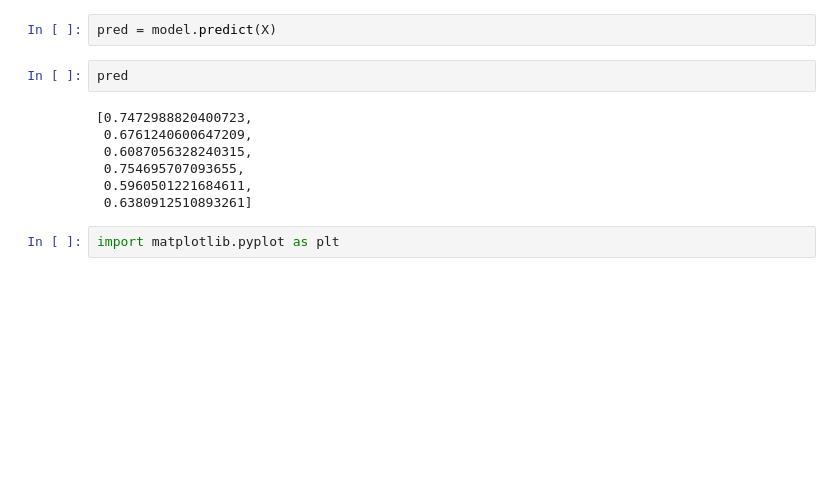
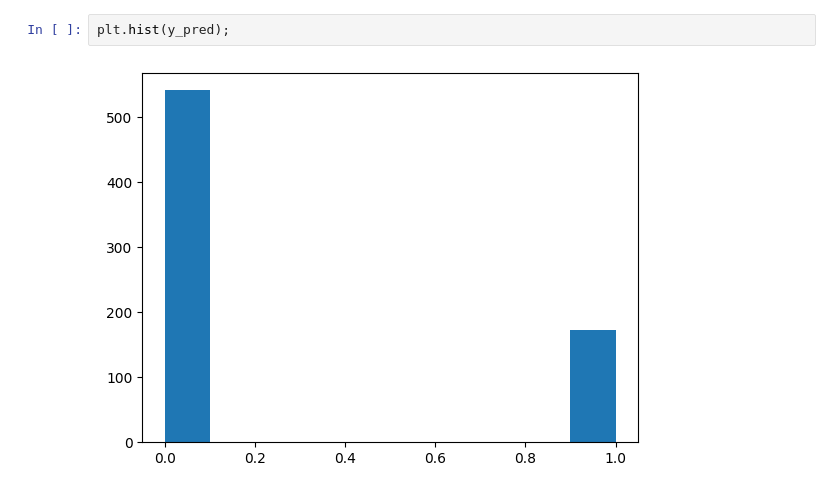
Before and after one commit to Venchislav/AI-Journey-Zero-to-Hero, a Jupyter notebook: Machine Learning Specialization/Week#3/LogisticRegression.ipynb, the cells around one changed output. Cells and saved outputs as stored; diff of their text form; blank space fills up the shorter version.

```diff
--- a/Machine Learning Specialization/Week#3/LogisticRegression.ipynb
+++ b/Machine Learning Specialization/Week#3/LogisticRegression.ipynb
@@ -82,14 +102,5 @@ model.fit(X, y, epochs=300, lr=0.01)
-# %%
-pred = model.predict(X)
-# %%
-pred
-# %% [output]
-[0.7472988820400723,
- 0.6761240600647209,
- 0.6087056328240315,
- 0.754695707093655,
- 0.5960501221684611,
- 0.6380912510893261]
-# %%
-import matplotlib.pyplot as plt
+# %%
+plt.hist(y_pred);
+# %% [output]
+[figure, added]
 # %%
```
Also changed, not shown: parts of 13 cells of this notebook.
